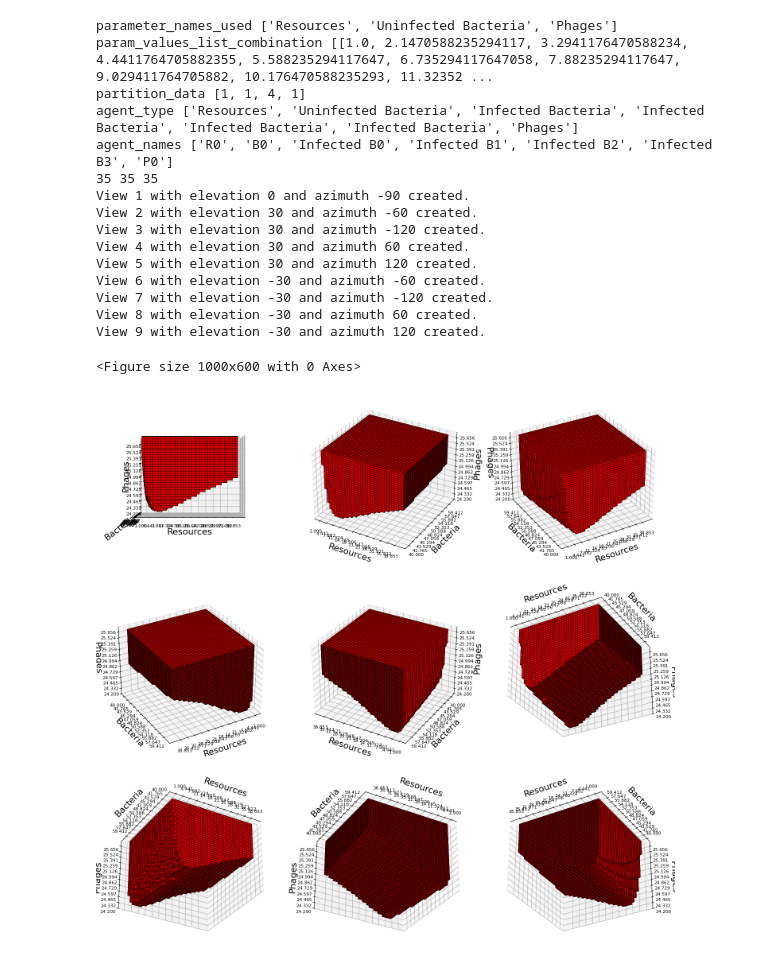
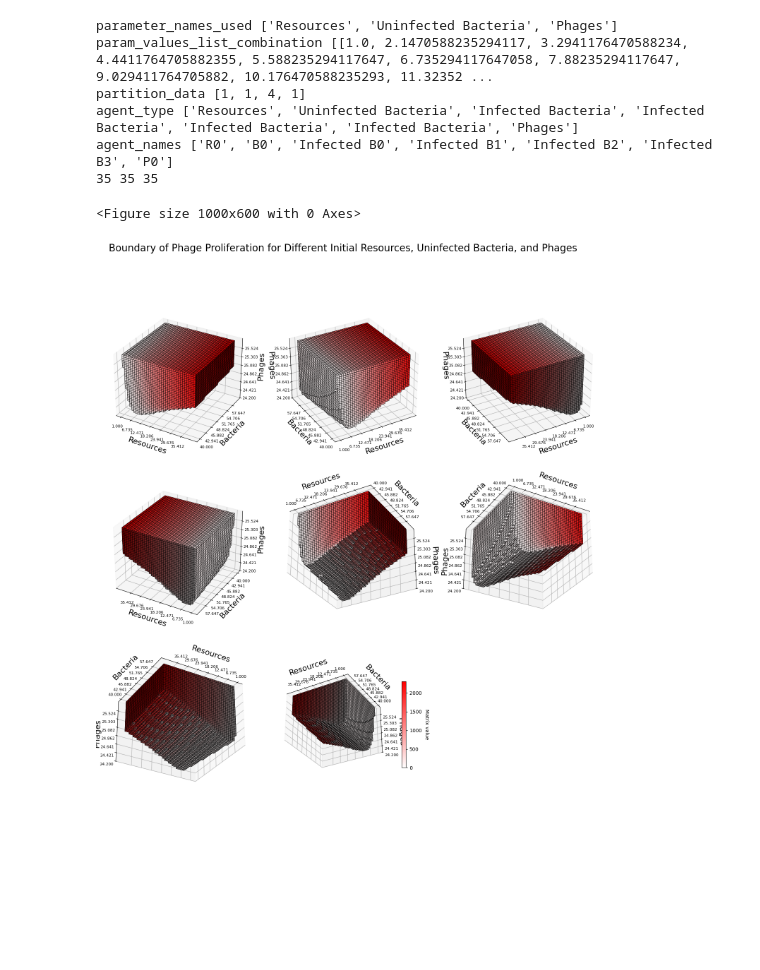
Before and after one commit to BiggusVickus/Master-Thesis, a Jupyter notebook: phase_portrait_resources_phage_bacteria.ipynb, the cells around one changed output. Cells and saved outputs as stored; diff of their text form; code cells hidden in the pictures; blank space fills up the shorter version.

```diff
--- a/phase_portrait_resources_phage_bacteria.ipynb
+++ b/phase_portrait_resources_phage_bacteria.ipynb
@@ -60,12 +62,16 @@ def create_plot(x_dim, y_dim, z_dim, matrix, pickle_data, save_fig=None):
             for k in range(z_dim):
                 if matrix[i, j, k] > 0:
                     voxels[i, j, k] = matrix[i, j, k]
-    colors = np.zeros(voxels.shape + (4,), dtype=float)
-    colors[voxels] = [1, 0, 0, 1]
-    colors[~voxels] = [1, 1, 1, 0]
+    # Normalize matrix values for color mapping (0 = white, max = red)
+    norm = Normalize(vmin=matrix.min(), vmax=matrix.max())
+    norm_matrix = norm(matrix)
+    colors = np.ones(voxels.shape + (4,), dtype=float)
+    colors[..., 0] = 1  # Red channel
+    colors[..., 1] =  1 - norm_matrix  # Green channel decreases with value
+    colors[..., 2] = 1 - norm_matrix  # Blue channel decreases with value
+    colors[..., 3] = voxels.astype(float)  # Alpha channel: only show where voxels is True
     fig = plt.figure(figsize=(18, 18))
     views = [
-    (0, -90),
     (30, -60),
     (30, -120),
     (30, 60),
@@ -75,11 +81,11 @@ def create_plot(x_dim, y_dim, z_dim, matrix, pickle_data, save_fig=None):
     (-30, 60),
     (-30, 120),
 ]
-    xtick_indices = np.arange(0, x_dim, 3)
+    xtick_indices = np.arange(0, x_dim, 5)
     xtick_labels = [f"{v:.3f}" for v in np.array(pickle_data['param_values_list_combination'][0])[xtick_indices]]
-    ytick_indices = np.arange(0, y_dim, 3)
+    ytick_indices = np.arange(0, y_dim, 5)
     ytick_labels = [f"{v:.3f}" for v in np.array(pickle_data['param_values_list_combination'][1])[ytick_indices]]
-    ztick_indices = np.arange(0, z_dim, 3)
+    ztick_indices = np.arange(0, z_dim, 5)
     ztick_labels = [f"{v:.3f}" for v in np.array(pickle_data['param_values_list_combination'][2])[ztick_indices]]
 
     for idx, (elev, azim) in enumerate(views):
@@ -95,37 +101,37 @@ def create_plot(x_dim, y_dim, z_dim, matrix, pickle_data, save_fig=None):
         ax.set_zticks(ztick_indices)
         ax.set_zticklabels(ztick_labels, fontsize=8)
         ax.view_init(elev=elev, azim=azim)
-        print(f"View {idx+1} with elevation {elev} and azimuth {azim} created.")
-    # plt.tight_layout()
+        # Add colorbar for the normalized matrix values
+    white_red = LinearSegmentedColormap.from_list("white_red", ["white", "red"])
+    sm = ScalarMappable(cmap=white_red, norm=norm)
+    sm.set_array([])  # Needed for colorbar
+
+    # Add colorbar to figure
+    cbar = plt.colorbar(sm, ax=ax, shrink=0.6, pad=0.1)
+    cbar.set_label("Matrix value", rotation=270, labelpad=15)
+    plt.suptitle('Boundary of Phage Proliferation for Different Initial Resources, Uninfected Bacteria, and Phages', fontsize=20)
+    plt.tight_layout()
     if save_fig is not None:
         plt.savefig(f'LatexReport/Images/Plots/Created/PP/{save_fig}', dpi=300, bbox_inches='tight')
     plt.show()
 # %%
 with open(pickle_file_path, 'rb') as f:
     pickle_data = pickle.load(f)
 print("parameter_names_used", pickle_data['parameter_names_used'])
 print("param_values_list_combination", pickle_data['param_values_list_combination'])
 print('partition_data', pickle_data['agent_type_count'])
 print("agent_type", pickle_data['agent_type'])
 print("agent_names", pickle_data['agent_names'])
 
 # matrix, matrix2 = analyze_matrix(pickle_data)
-create_plot(len(pickle_data['param_values_list_combination'][0]), len(pickle_data['param_values_list_combination'][1]), len(pickle_data['param_values_list_combination'][2]), matrix, pickle_data, save_fig='3d_plot_resource_bacteria_phage.png')
+create_plot(len(pickle_data['param_values_list_combination'][0]), len(pickle_data['param_values_list_combination'][1]), len(pickle_data['param_values_list_combination'][2]), matrix, pickle_data, save_fig='3d_plot_resource_bacteria_phage.png'
+)
 # %% [output]
 parameter_names_used ['Resources', 'Uninfected Bacteria', 'Phages']
 param_values_list_combination [[1.0, 2.1470588235294117, 3.2941176470588234, 4.4411764705882355, 5.588235294117647, 6.735294117647058, 7.88235294117647, 9.029411764705882, 10.176470588235293, 11.32352 ...
 partition_data [1, 1, 4, 1]
 agent_type ['Resources', 'Uninfected Bacteria', 'Infected Bacteria', 'Infected Bacteria', 'Infected Bacteria', 'Infected Bacteria', 'Phages']
 agent_names ['R0', 'B0', 'Infected B0', 'Infected B1', 'Infected B2', 'Infected B3', 'P0']
 35 35 35
-View 1 with elevation 0 and azimuth -90 created.
-View 2 with elevation 30 and azimuth -60 created.
-View 3 with elevation 30 and azimuth -120 created.
-View 4 with elevation 30 and azimuth 60 created.
-View 5 with elevation 30 and azimuth 120 created.
-View 6 with elevation -30 and azimuth -60 created.
-View 7 with elevation -30 and azimuth -120 created.
-View 8 with elevation -30 and azimuth 60 created.
-View 9 with elevation -30 and azimuth 120 created.
 <Figure size 1000x600 with 0 Axes>
-[figure, old version]
+[figure, new version]
```
Also changed, not shown: parts of 1 cell of this notebook, 8 other files.
